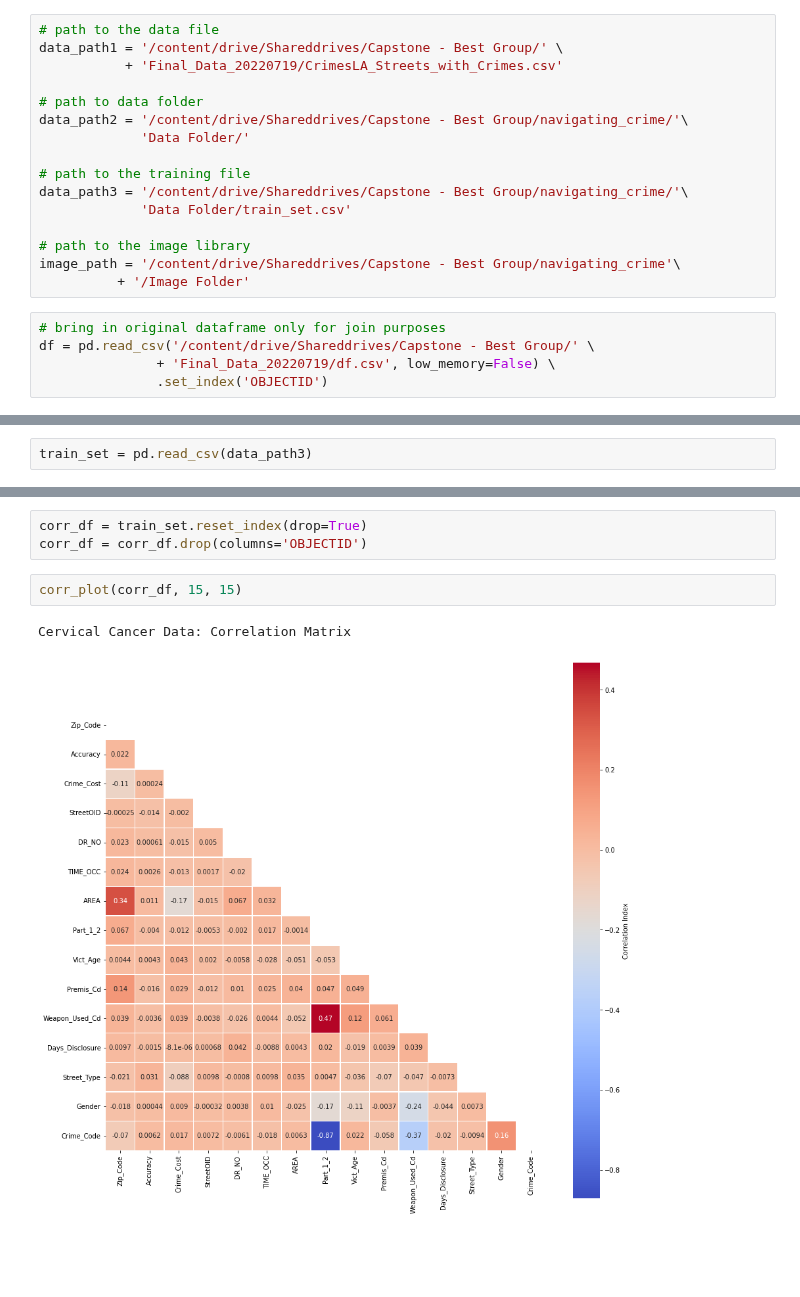
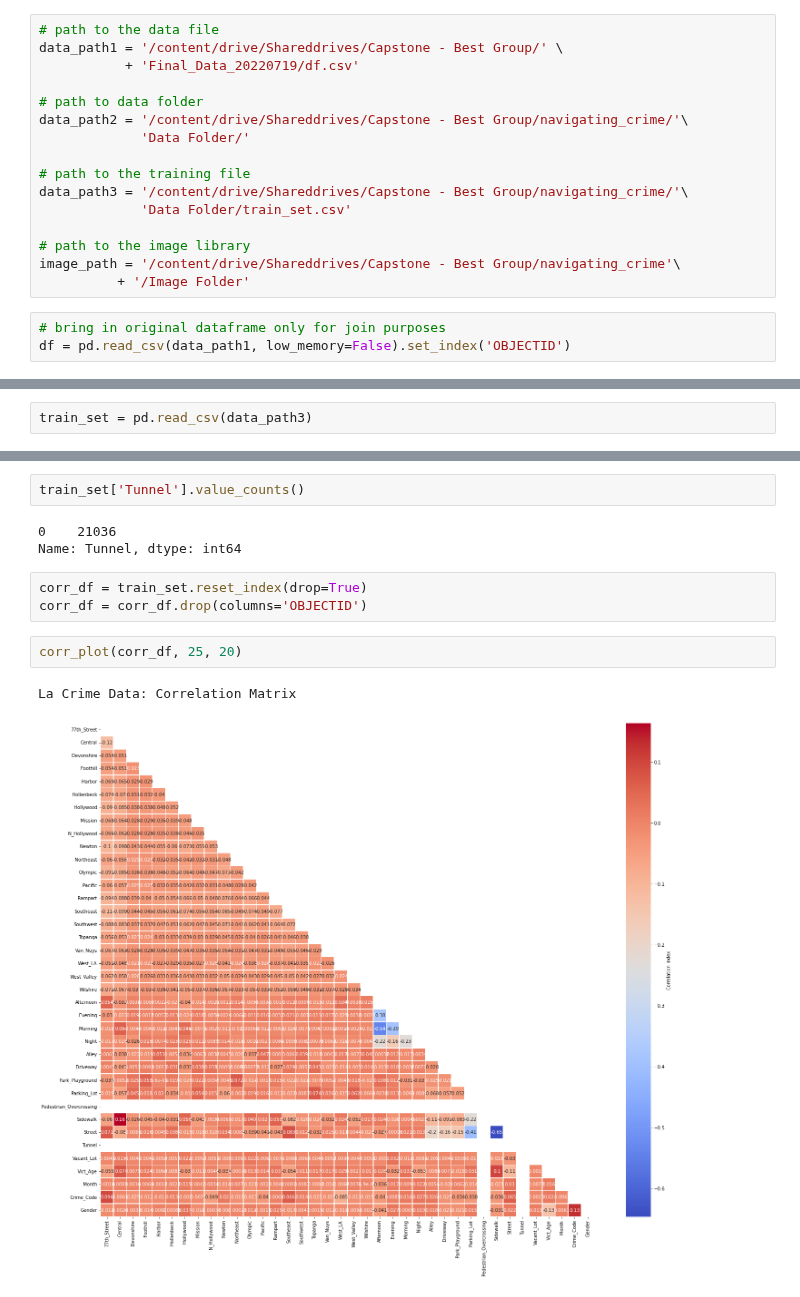
Before and after one commit to MSADS-Capstone/navigating_crime, a Jupyter notebook: Code Library/data_exploration_phase2.ipynb, the cells around one changed output, grey strips where cells are left out. Saved outputs shown, nothing was run; the diff lists cells and outputs as text; blank space fills up the shorter version.

```diff
--- a/Code Library/data_exploration_phase2.ipynb
+++ b/Code Library/data_exploration_phase2.ipynb
@@ -45,7 +41,7 @@ current_directory
 # %%
 # path to the data file
 data_path1 = '/content/drive/Shareddrives/Capstone - Best Group/' \
-           + 'Final_Data_20220719/CrimesLA_Streets_with_Crimes.csv'
+           + 'Final_Data_20220719/df.csv'
 
 # path to data folder
 data_path2 = '/content/drive/Shareddrives/Capstone - Best Group/navigating_crime/'\
@@ -60,6 +56,4 @@ image_path = '/content/drive/Shareddrives/Capstone - Best Group/navigating_crime
           + '/Image Folder'
 # %%
 # bring in original dataframe only for join purposes
-df = pd.read_csv('/content/drive/Shareddrives/Capstone - Best Group/' \
-               + 'Final_Data_20220719/df.csv', low_memory=False) \
-               .set_index('OBJECTID')
+df = pd.read_csv(data_path1, low_memory=False).set_index('OBJECTID')
@@ -334,11 +300,16 @@ def corr_plot(df, x, y):
               square = True,
               cbar_kws={'label': 'Correlation Index'})
   plt.show()
+# %%
+train_set['Tunnel'].value_counts()
+# %% [output]
+0    21036
+Name: Tunnel, dtype: int64
 # %%
 corr_df = train_set.reset_index(drop=True)
 corr_df = corr_df.drop(columns='OBJECTID')
 # %%
-corr_plot(corr_df, 15, 15)
+corr_plot(corr_df, 25, 20)
 # %% [output]
-Cervical Cancer Data: Correlation Matrix
+La Crime Data: Correlation Matrix
-[figure, old version]
+[figure, new version]
```
Also changed, not shown: parts of 22 cells of this notebook, 7 other files.
